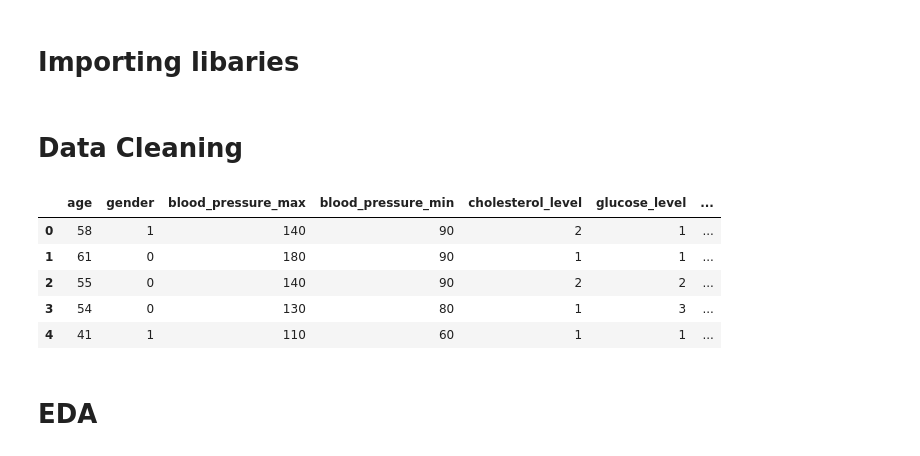
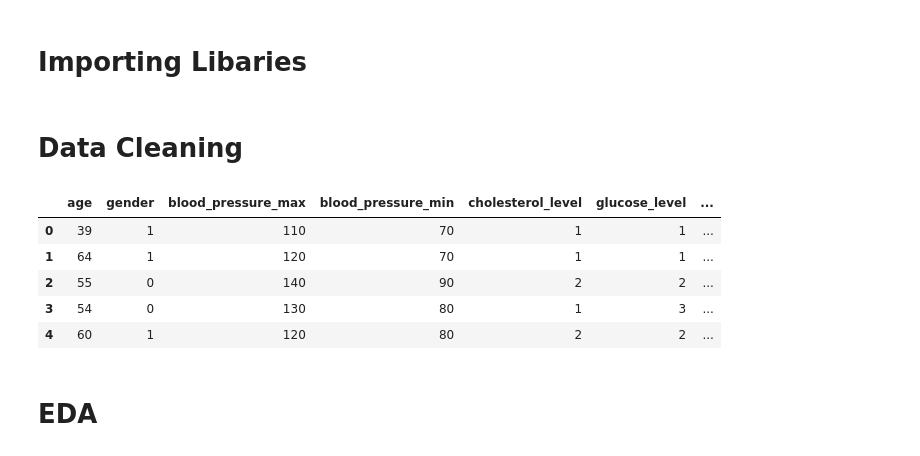
Before and after one commit to jackbustertann/cardiovascular_disease_detection, a Jupyter notebook: index.ipynb, the cells around one changed output. Cells and saved outputs as stored; diff of their text form; code cells hidden in the pictures.

```diff
--- a/index.ipynb
+++ b/index.ipynb
@@ -1,5 +1,5 @@
 # %% [markdown]
-# Importing libaries
+# Importing Libaries
 # %%
 import numpy as np
 import pandas as pd
@@ -13,15 +22,15 @@ from data_cleaning import data_cleaner
 # %%
 data_cleaner('data/cardio_data.csv', 'data/cardio_data_clean.csv')
 # %%
-cardio_data = pd.read_csv('data/cardio_data_clean.csv')
+cardio_data = pd.read_csv('cardio_data_clean.csv')
 cardio_data.head()
 # %% [output]
 |  | age | gender | blood_pressure_max | blood_pressure_min | cholesterol_level | glucose_level | ... |
-| 0 | 58 | 1 | 140 | 90 | 2 | 1 | ... |
-| 1 | 61 | 0 | 180 | 90 | 1 | 1 | ... |
+| 0 | 39 | 1 | 110 | 70 | 1 | 1 | ... |
+| 1 | 64 | 1 | 120 | 70 | 1 | 1 | ... |
 | 2 | 55 | 0 | 140 | 90 | 2 | 2 | ... |
 | 3 | 54 | 0 | 130 | 80 | 1 | 3 | ... |
-| 4 | 41 | 1 | 110 | 60 | 1 | 1 | ... |
+| 4 | 60 | 1 | 120 | 80 | 2 | 2 | ... |
 # %% [markdown]
 # EDA
 # %%
```
Also changed, not shown: parts of 73 cells of this notebook, 1 other file.
